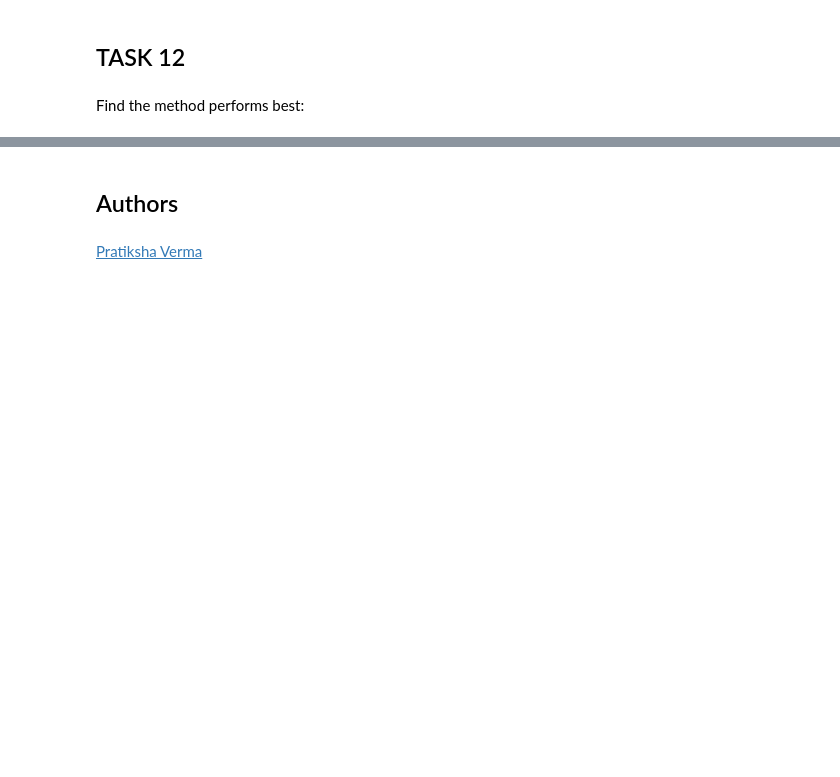
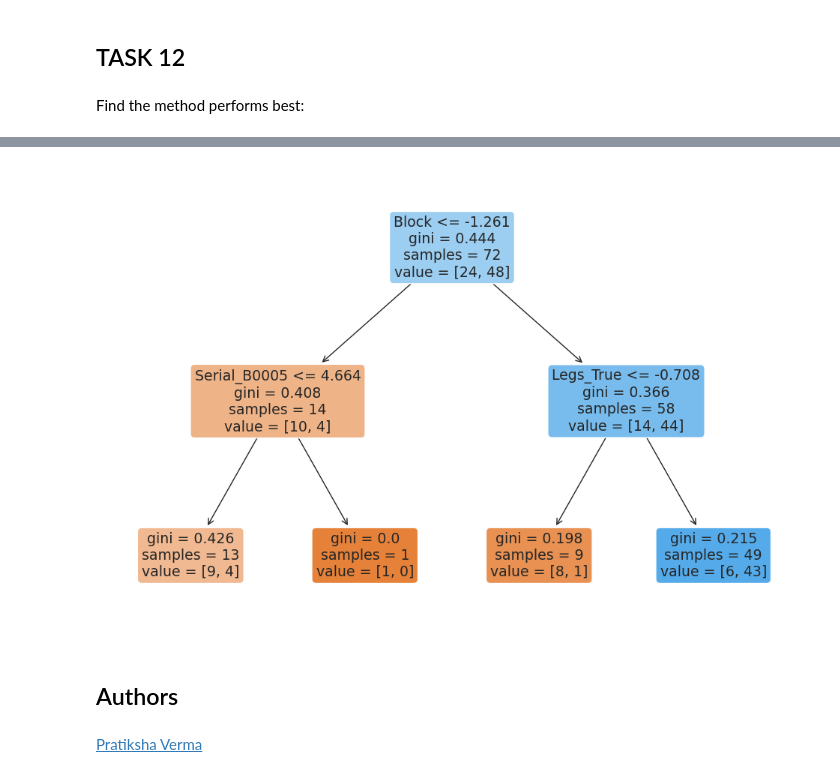
Before and after one commit to Sebastian-Ramirez9/ds-capstone, a Jupyter notebook: SpaceX_Machine Learning Prediction_Part_5.ipynb, the cells around one changed output, grey strips where cells are left out. Cells and saved outputs as stored; diff of their text form; code cells hidden in the pictures; blank space fills up the shorter version.

```diff
--- a/SpaceX_Machine Learning Prediction_Part_5.ipynb
+++ b/SpaceX_Machine Learning Prediction_Part_5.ipynb
@@ -389,3 +396,11 @@ Find the method performs best:
+# %%
+from sklearn.tree import plot_tree
+plt.figure(figsize=(12, 8))
+plot_tree(tree_cv.best_estimator_,
+          filled=True, feature_names=X_train.columns, rounded=True)
+plt.show()
+# %% [output]
+[figure, added]
 # %% [markdown]
 ## Authors
 # %% [markdown]
```
Also changed, not shown: parts of 7 cells of this notebook.
